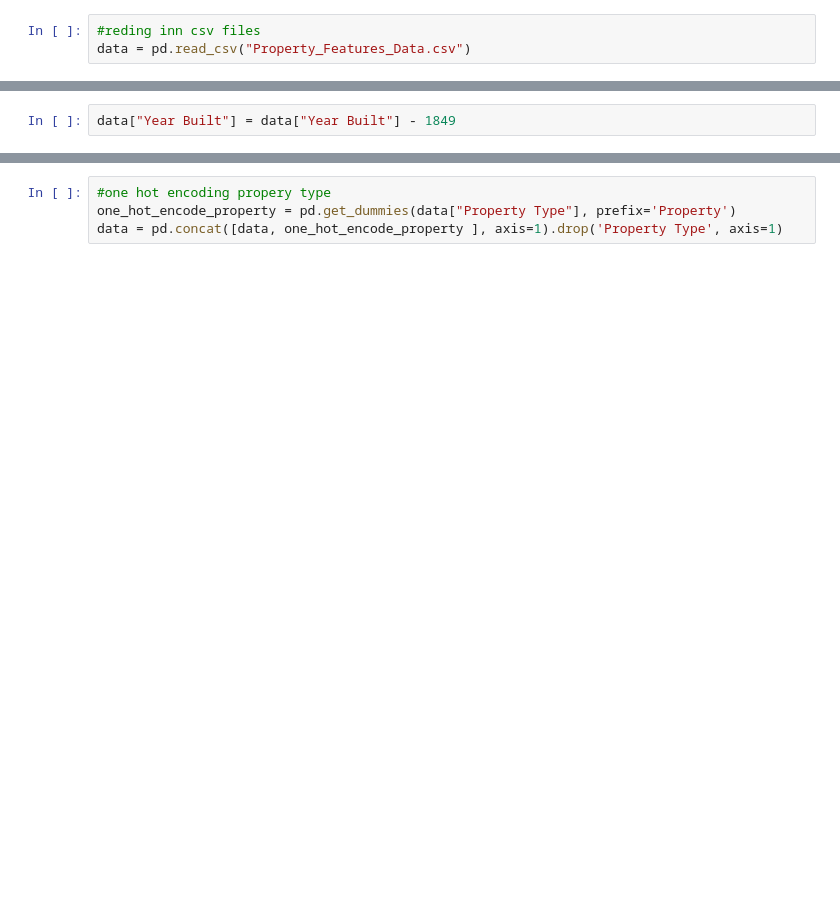
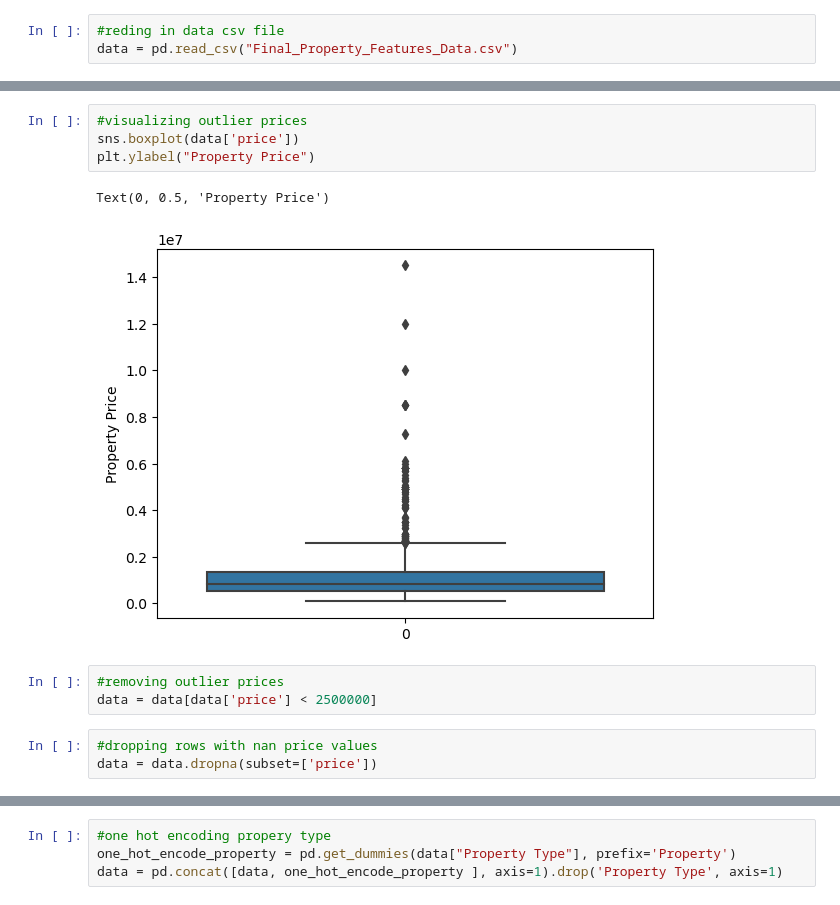
Before and after one commit to ethanstanley/Real-Estate-Predictor, a Jupyter notebook: house_value_model.ipynb, the cells around one changed output, grey strips where cells are left out. Saved outputs shown, nothing was run; the diff lists cells and outputs as text; blank space fills up the shorter version.

Commit message:
Cleaning up data

```diff
--- a/house_value_model.ipynb
+++ b/house_value_model.ipynb
@@ -15,3 +22,3 @@ import math
 # %%
-#reding inn csv files
-data = pd.read_csv("Property_Features_Data.csv")
+#reding in data csv file
+data = pd.read_csv("Final_Property_Features_Data.csv")
@@ -29,2 +24,0 @@ data.corr()
-# %%
-data["Year Built"] = data["Year Built"] - 1849
@@ -46,0 +32,13 @@ heatmap.set_title('Features Correlating with Sales Price', fontdict={'fontsize':
+# %%
+#visualizing outlier prices
+sns.boxplot(data['price'])
+plt.ylabel("Property Price")
+# %% [output]
+Text(0, 0.5, 'Property Price')
+[figure, added]
+# %%
+#removing outlier prices
+data = data[data['price'] < 2500000]
+# %%
+#dropping rows with nan price values
+data = data.dropna(subset=['price'])
```
Also changed, not shown: parts of 63 cells of this notebook, 3 other files.
